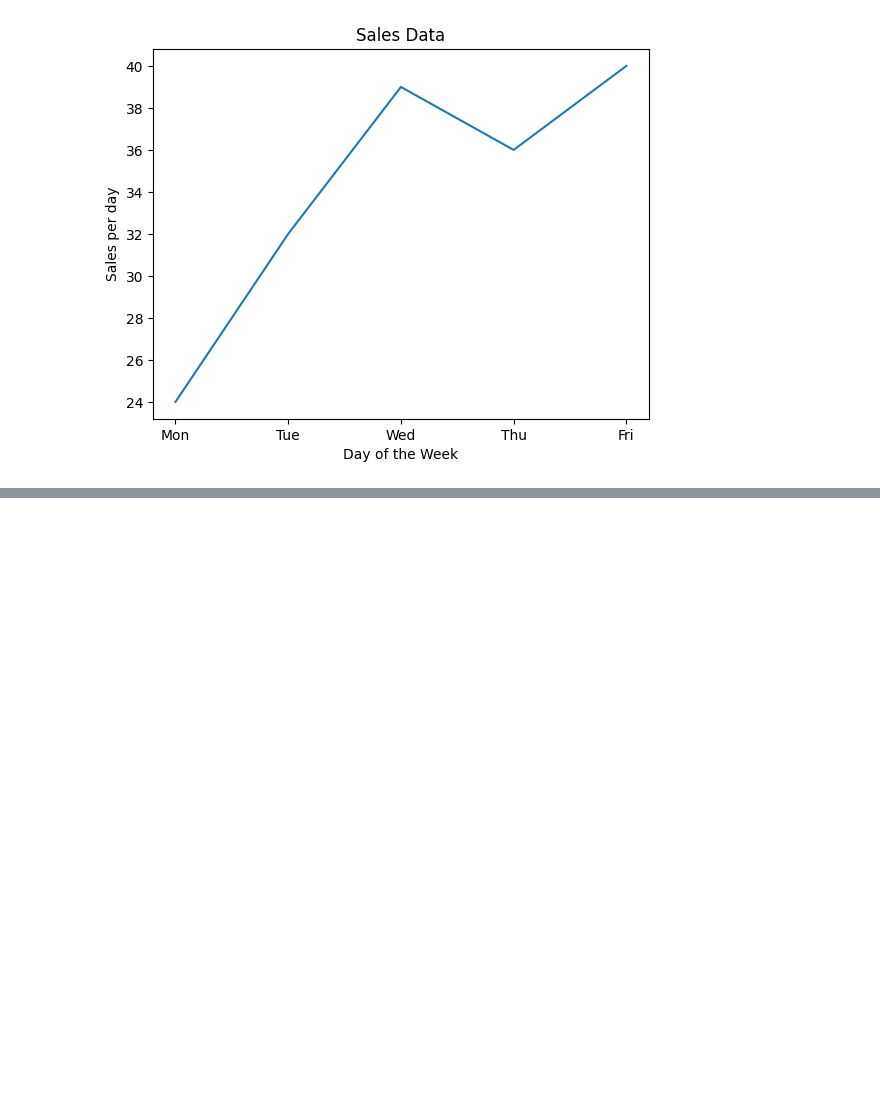
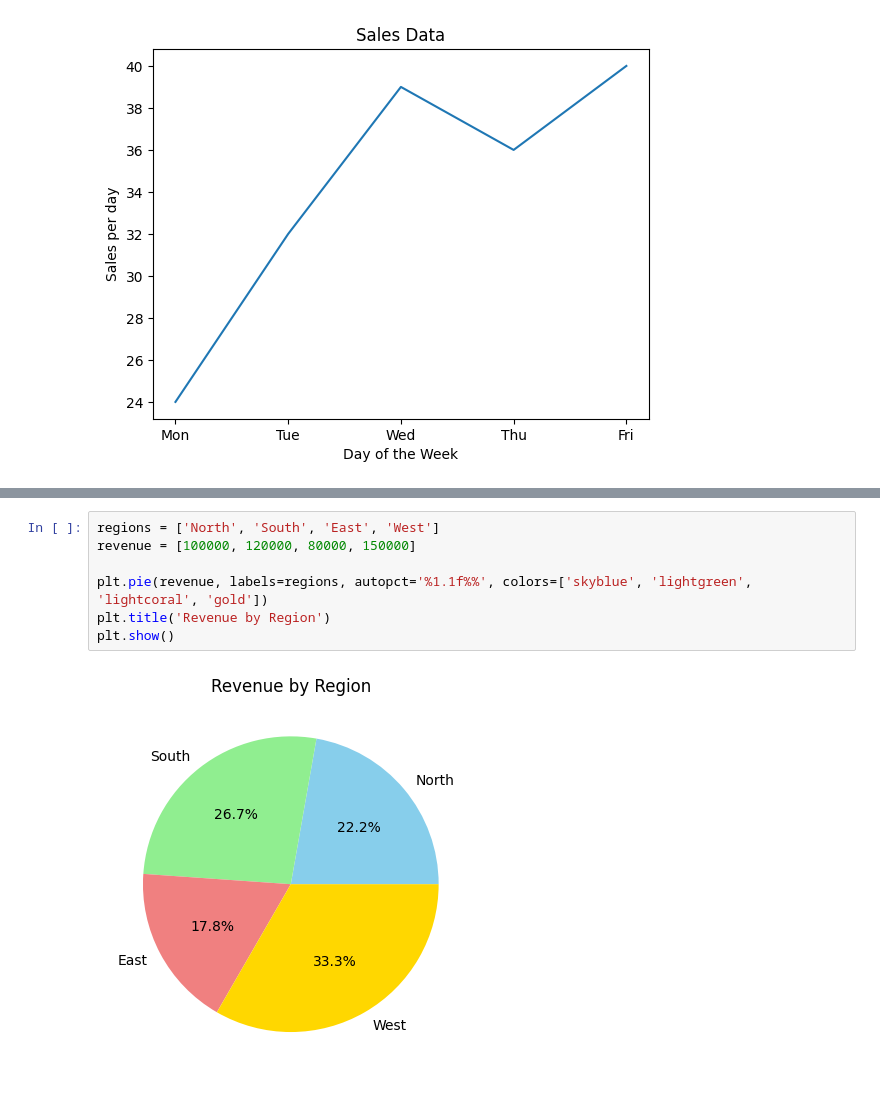
Before and after one commit to Akshat-developer14/matplotlib-learn, a Jupyter notebook: Basics/introduction.ipynb, the cells around one changed output, grey strips where cells are left out. Saved outputs shown, nothing was run; the diff lists cells and outputs as text; blank space fills up the shorter version.

```diff
--- a/Basics/introduction.ipynb
+++ b/Basics/introduction.ipynb
@@ -27,0 +61,9 @@ plt.show()
+# %%
+regions = ['North', 'South', 'East', 'West']
+revenue = [100000, 120000, 80000, 150000]
+
+plt.pie(revenue, labels=regions, autopct='%1.1f%%', colors=['skyblue', 'lightgreen', 'lightcoral', 'gold'])
+plt.title('Revenue by Region')
+plt.show()
+# %% [output]
+[figure, added]
```
Also changed, not shown: parts of 5 cells of this notebook, 1 other file.
